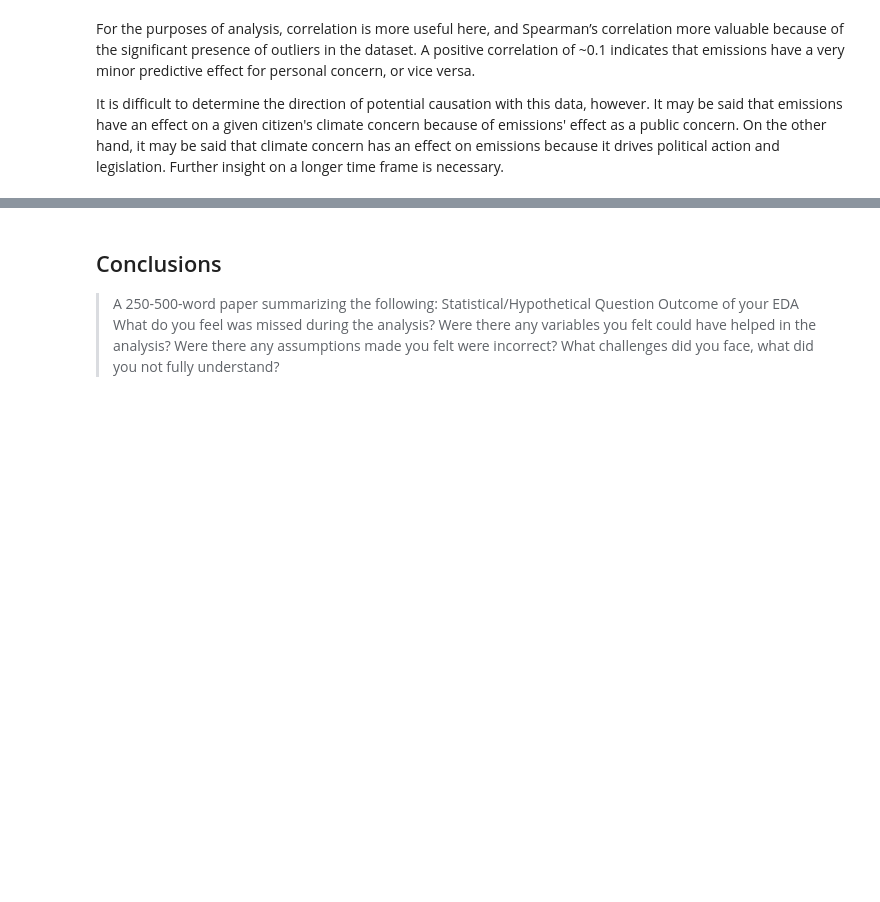
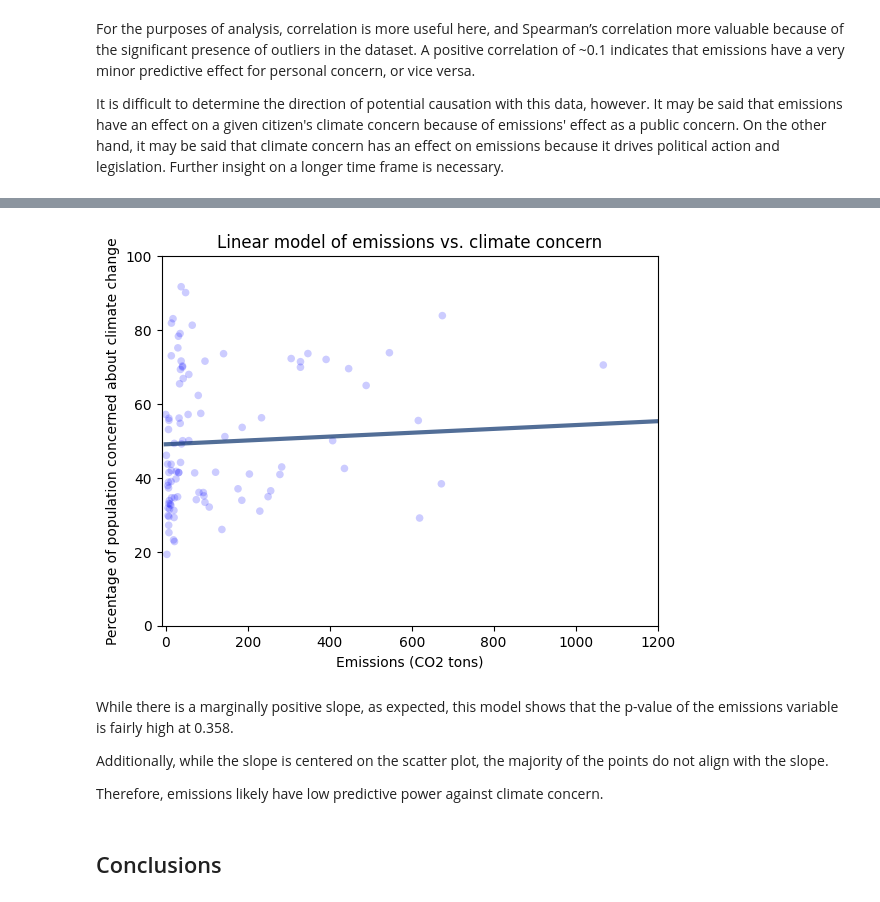
Before and after one commit to jes-so/climate-data, a Jupyter notebook: climate-sentiment-notebook.ipynb, the cells around one changed output, grey strips where cells are left out. Saved outputs shown, nothing was run; the diff lists cells and outputs as text; code cells hidden in the pictures; blank space fills up the shorter version.

```diff
--- a/climate-sentiment-notebook.ipynb
+++ b/climate-sentiment-notebook.ipynb
@@ -563,0 +591,5 @@ It is difficult to determine the direction of potential causation with this data
+# %%
+formula = 'climate_awareness ~ total_emissions'
+model = smf.ols(formula, data=df)
+results = model.fit()
+results.summary()
@@ -564,9 +616,21 @@ It is difficult to determine the direction of potential causation with this data
+# %%
+inter = results.params['Intercept']
+slope = results.params['total_emissions']
+fit_xs, fit_ys = thinkstats2.FitLine(df.total_emissions, inter, slope)
+# %%
+thinkplot.Scatter(df.total_emissions, df.climate_awareness)
+thinkplot.Plot(fit_xs, fit_ys)
+thinkplot.Config(xlabel='Emissions (CO2 tons)',
+                 ylabel='Percentage of population concerned about climate change',
+                 title='Linear model of emissions vs. climate concern',
+                 axis=[-10, 1200, 0, 100])
+# %% [output]
+[figure, added]
+# %% [markdown]
+While there is a marginally positive slope, as expected, this model shows that the p-value of the emissions variable is fairly high at 0.358.
+
+Additionally, while the slope is centered on the scatter plot, the majority of the points do not align with the slope.
+
+Therefore, emissions likely have low predictive power against climate concern.
 # %% [markdown]
 ## Conclusions
-
-> A 250-500-word paper summarizing the following: Statistical/Hypothetical Question
-        Outcome of your EDA
-        What do you feel was missed during the analysis?
-        Were there any variables you felt could have helped in the analysis?
-        Were there any assumptions made you felt were incorrect?
-        What challenges did you face, what did you not fully understand?
```
Also changed, not shown: parts of 15 cells of this notebook, 2 other files.
